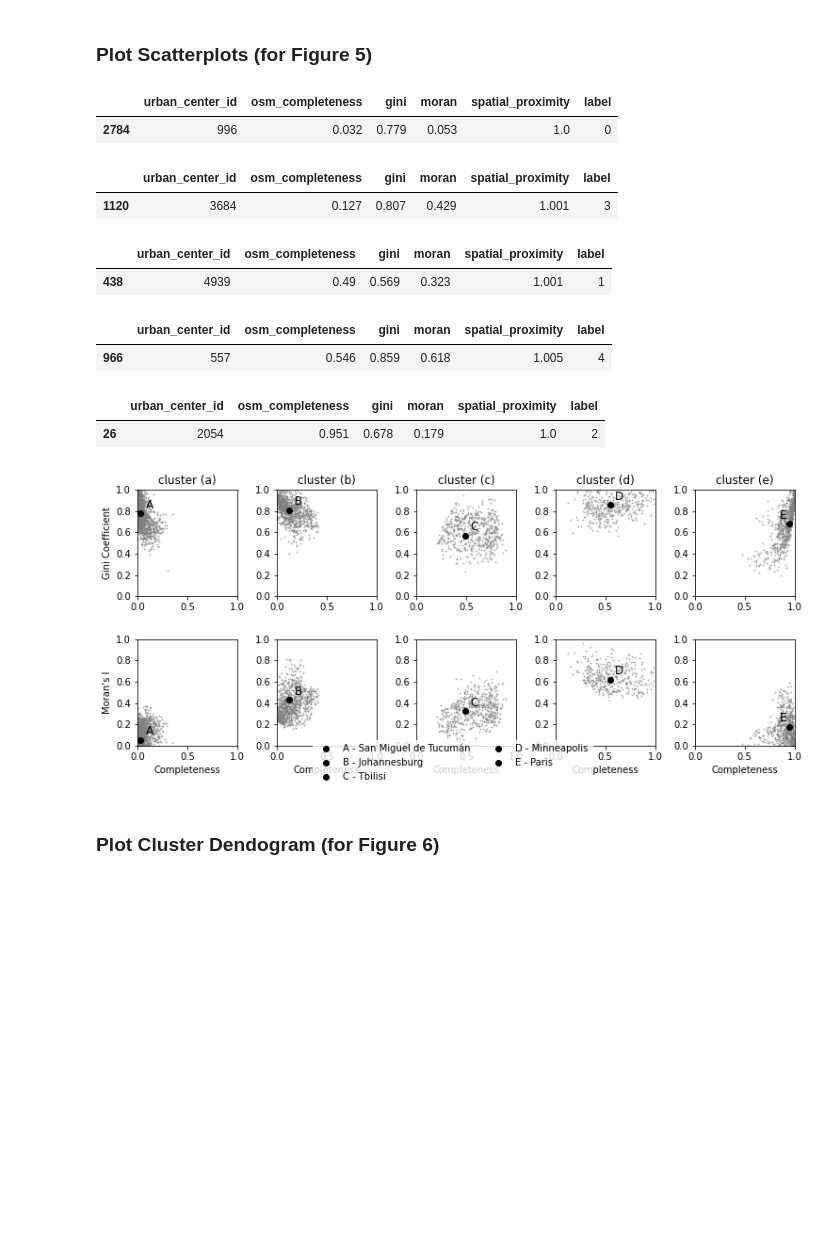
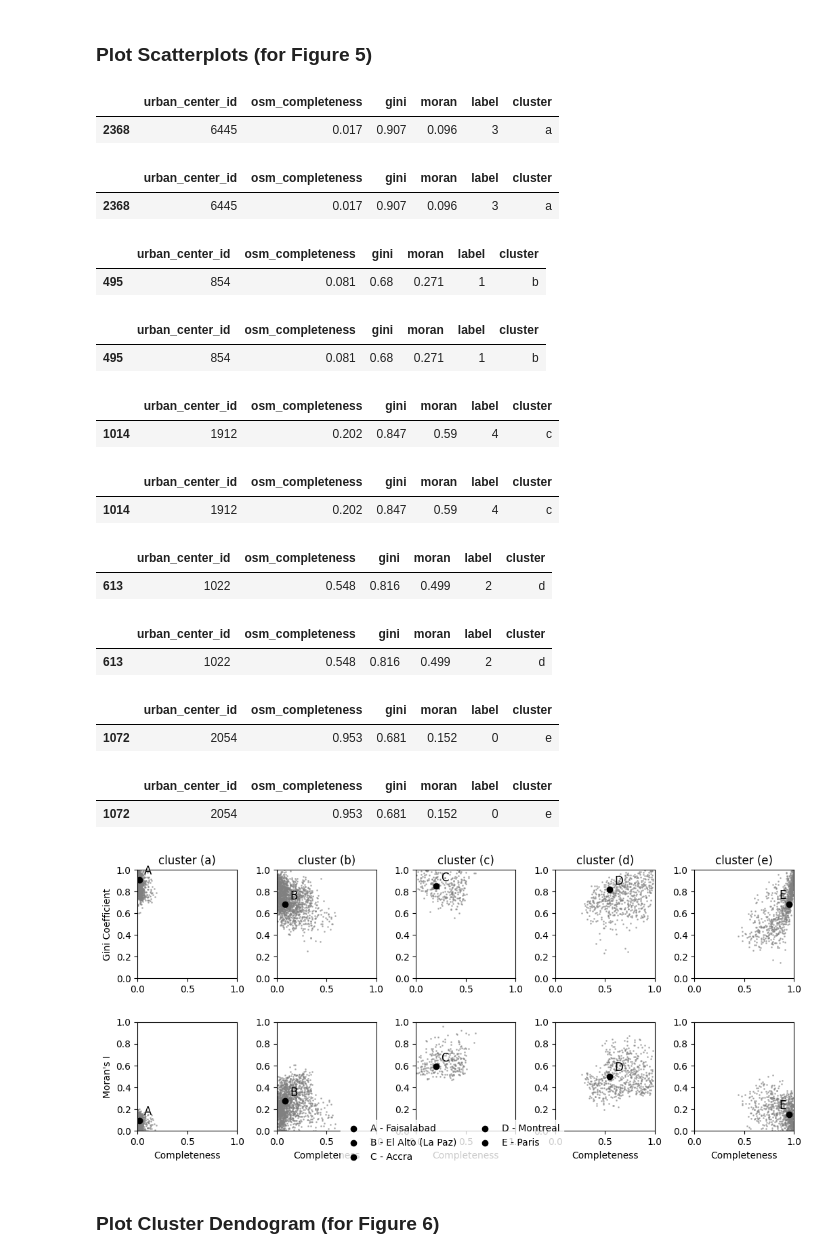
Before and after one commit to GIScience/global-urban-building-completeness-analysis, a Jupyter notebook: notebooks/Figure 5,6 - agglomerative clustering.ipynb, the cells around one changed output. Drawn from its saved outputs; the diff is of its cells as text; code cells hidden in the pictures; blank space fills up the shorter version.

```diff
--- a/notebooks/Figure 5,6 - agglomerative clustering.ipynb
+++ b/notebooks/Figure 5,6 - agglomerative clustering.ipynb
@@ -194,12 +184,13 @@ The following urban centers have been selected:
 ### Plot Scatterplots (for Figure 5)
 # %%
 urban_center_ids_selection = [
-    996, # San Miguel de Tucumán
-    3684, # Johannesburg
-    4939,  # Tbilisi
-    557,  # Minneapolis
+    6445,  # Faisalabad
+    854, # El Alto (La Paz)
+    1912,  # Accra
+    1022,  # Montreal
     2054  # Paris
 ]
+
 
 colors = [
     "green",
@@ -215,15 +206,15 @@ title_labels = [
 ]
 
 cluster_labels = [
-    0, 3, 1, 4,  2
+    "a", "b", "c", "d", "e"
 ]
 
 
 point_labels_names = [
-    "A - San Miguel de Tucumán",
-    "B - Johannesburg",
-    "C - Tbilisi",
-    "D - Minneapolis",
+    "A - Faisalabad",
+    "B - El Alto (La Paz)",
+    "C - Accra",
+    "D - Montreal",
     "E - Paris",
 ]
 
@@ -246,9 +237,11 @@ all_labels = []
 for i in range(0, n_clusters):
     # ax = plt.subplot(gs1[3*i])
     ax = plt.subplot(gs1[i])
-    cluster_df = stats_df_cluster.loc[stats_df_cluster["label"] == cluster_labels[i]]
+    cluster_df = df.loc[df["cluster"] == cluster_labels[i]]
 
     cluster_df_selection = cluster_df.loc[cluster_df["urban_center_id"].isin(urban_center_ids_selection)]
+
+    display(cluster_df_selection)
 
     display(cluster_df_selection)
 
@@ -338,46 +331,54 @@ for i in range(0, n_clusters):
             fontsize=size
         )
 
-
-
     ax.set_xlabel("Completeness")
     if i == 0:
         ax.set_ylabel("Moran's I")
     ax.set_ylim([0, 1])
     ax.set_xlim([0, 1])
     #ax.grid()
 
     handles, labels = ax.get_legend_handles_labels()
     all_handles.append(handles[0])
     all_labels.append(labels[0])
 
 fig.legend(
     all_handles,
     all_labels,
     loc='lower center',
     ncol=2,
     edgecolor="white"
 )
 
 plt.savefig(
     "../figures/intra_urban_completeness_clustering_plot.png",
     dpi=300,
     bbox_inches = 'tight',
     pad_inches = 0.75
 )
 plt.show()
 # %% [output]
-|  | urban_center_id | osm_completeness | gini | moran | spatial_proximity | label |
-| 2784 | 996 | 0.032 | 0.779 | 0.053 | 1.0 | 0 |
+|  | urban_center_id | osm_completeness | gini | moran | label | cluster |
+| 2368 | 6445 | 0.017 | 0.907 | 0.096 | 3 | a |
-|  | urban_center_id | osm_completeness | gini | moran | spatial_proximity | label |
-| 1120 | 3684 | 0.127 | 0.807 | 0.429 | 1.001 | 3 |
+|  | urban_center_id | osm_completeness | gini | moran | label | cluster |
+| 2368 | 6445 | 0.017 | 0.907 | 0.096 | 3 | a |
-|  | urban_center_id | osm_completeness | gini | moran | spatial_proximity | label |
-| 438 | 4939 | 0.49 | 0.569 | 0.323 | 1.001 | 1 |
+|  | urban_center_id | osm_completeness | gini | moran | label | cluster |
+| 495 | 854 | 0.081 | 0.68 | 0.271 | 1 | b |
-|  | urban_center_id | osm_completeness | gini | moran | spatial_proximity | label |
-| 966 | 557 | 0.546 | 0.859 | 0.618 | 1.005 | 4 |
+|  | urban_center_id | osm_completeness | gini | moran | label | cluster |
+| 495 | 854 | 0.081 | 0.68 | 0.271 | 1 | b |
-|  | urban_center_id | osm_completeness | gini | moran | spatial_proximity | label |
-| 26 | 2054 | 0.951 | 0.678 | 0.179 | 1.0 | 2 |
+|  | urban_center_id | osm_completeness | gini | moran | label | cluster |
+| 1014 | 1912 | 0.202 | 0.847 | 0.59 | 4 | c |
+|  | urban_center_id | osm_completeness | gini | moran | label | cluster |
+| 1014 | 1912 | 0.202 | 0.847 | 0.59 | 4 | c |
+|  | urban_center_id | osm_completeness | gini | moran | label | cluster |
+| 613 | 1022 | 0.548 | 0.816 | 0.499 | 2 | d |
+|  | urban_center_id | osm_completeness | gini | moran | label | cluster |
+| 613 | 1022 | 0.548 | 0.816 | 0.499 | 2 | d |
+|  | urban_center_id | osm_completeness | gini | moran | label | cluster |
+| 1072 | 2054 | 0.953 | 0.681 | 0.152 | 0 | e |
+|  | urban_center_id | osm_completeness | gini | moran | label | cluster |
+| 1072 | 2054 | 0.953 | 0.681 | 0.152 | 0 | e |
-[figure, old version]
+[figure, new version]
 # %% [markdown]
 ### Plot Cluster Dendogram (for Figure 6)
 # %%
```
Also changed, not shown: parts of 11 cells of this notebook, 29 other files.
